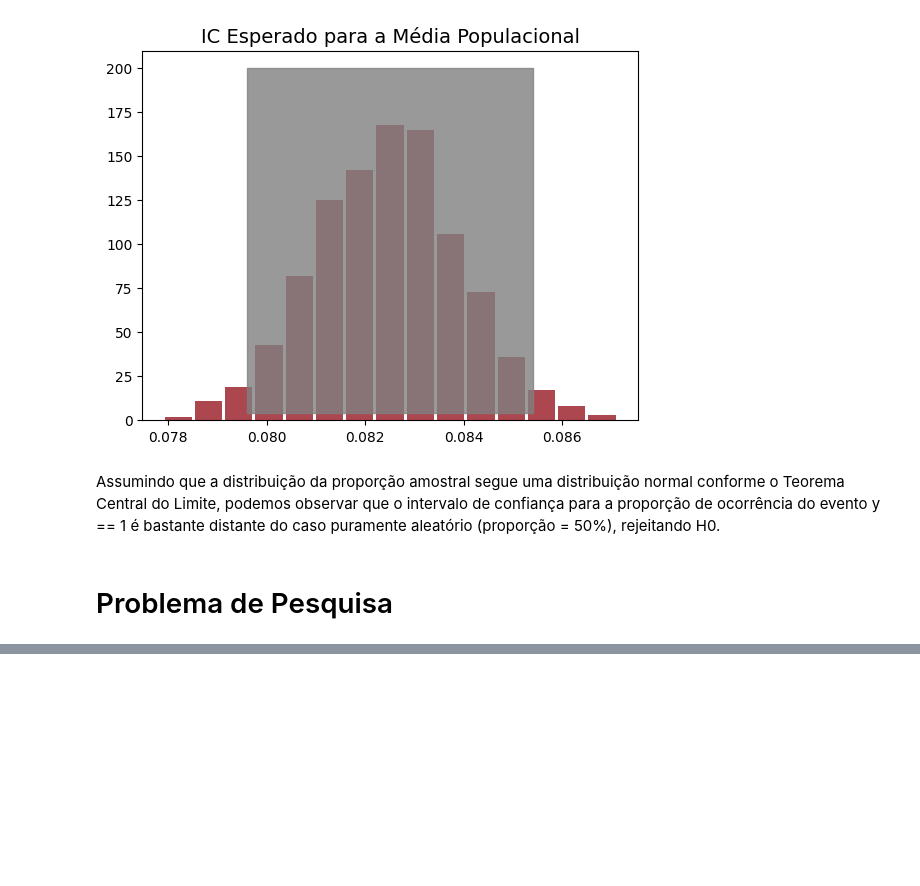
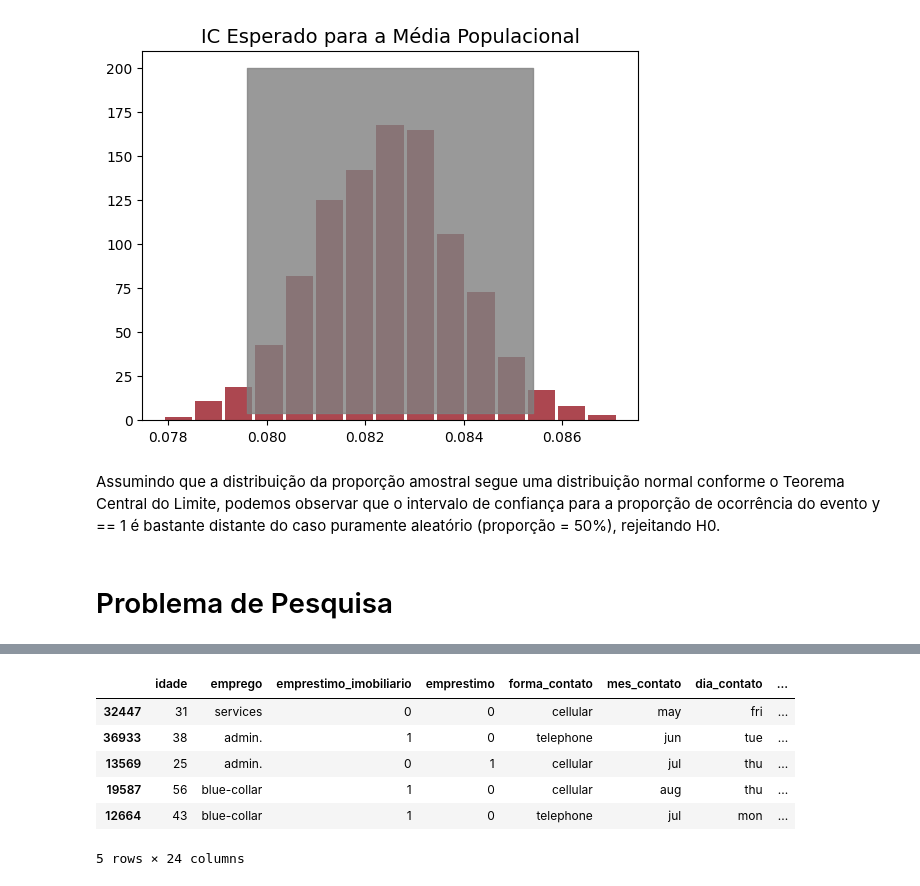
Before and after one commit to bruno-marcelino10/projeto-icd-ufmg, a Jupyter notebook: notebook/EDA.ipynb, the cells around one changed output, grey strips where cells are left out. Saved outputs shown, nothing was run; the diff lists cells and outputs as text; code cells hidden in the pictures; blank space fills up the shorter version.

```diff
--- a/notebook/EDA.ipynb
+++ b/notebook/EDA.ipynb
@@ -560,0 +602,12 @@ Assumindo que a distribuição da proporção amostral segue uma distribuição
+# %%
+dr['emprestimo'] = dr['emprestimo'].replace(['yes', 'no'], [1,0])
+dr['emprestimo_imobiliario'] = dr['emprestimo_imobiliario'].replace(['yes', 'no'], [1,0])
+dr.head()
+# %% [output]
+|  | idade | emprego | emprestimo_imobiliario | emprestimo | forma_contato | mes_contato | dia_contato | ... |
+| 32447 | 31 | services | 0 | 0 | cellular | may | fri | ... |
+| 36933 | 38 | admin. | 1 | 0 | telephone | jun | tue | ... |
+| 13569 | 25 | admin. | 0 | 1 | cellular | jul | thu | ... |
+| 19587 | 56 | blue-collar | 1 | 0 | cellular | aug | thu | ... |
+| 12664 | 43 | blue-collar | 1 | 0 | telephone | jul | mon | ... |
+5 rows × 24 columns
```
Also changed, not shown: parts of 17 cells of this notebook.
